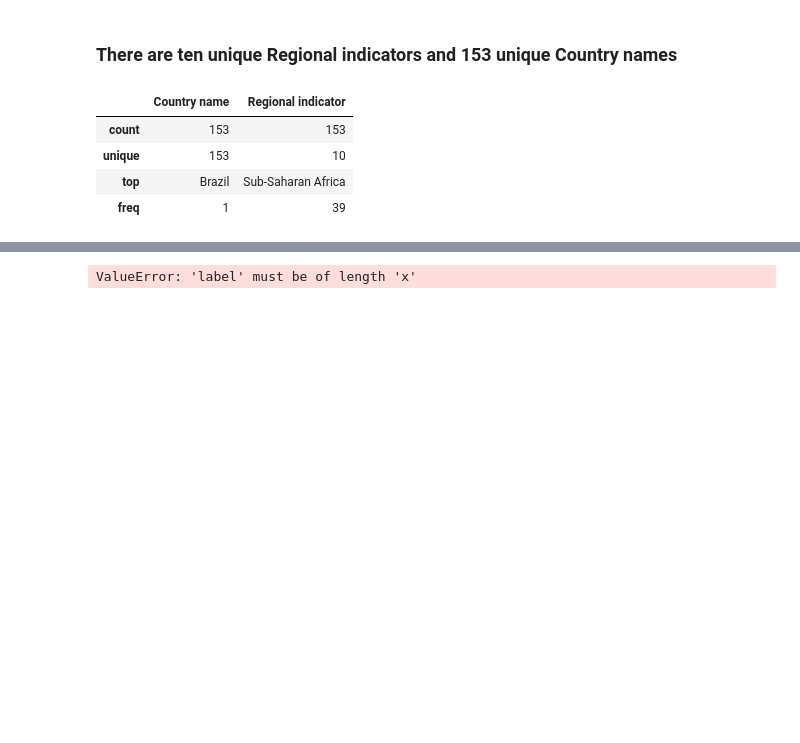
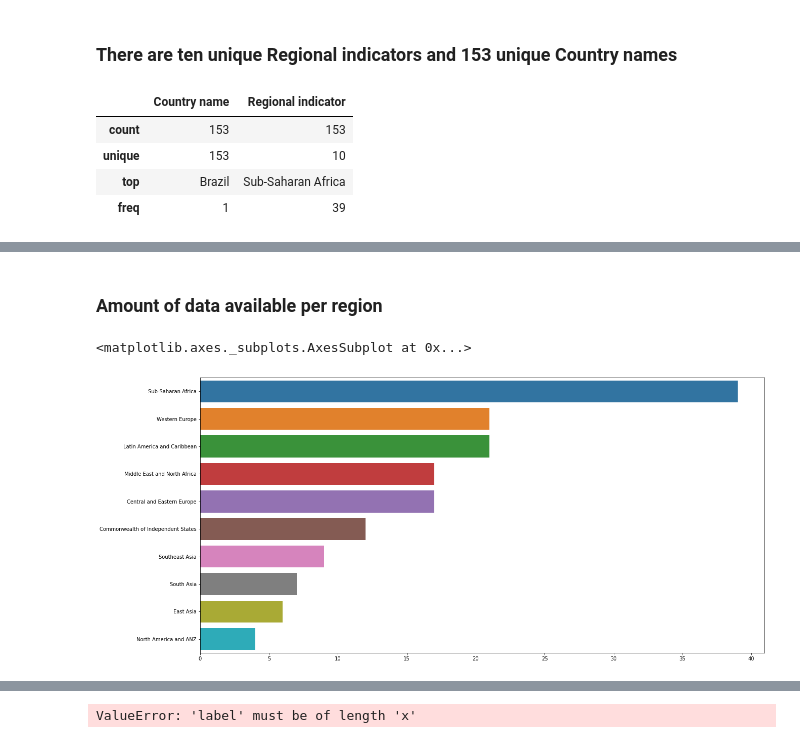
Before and after one commit to MackRoe/WHR2020_DataAnalysis, a Jupyter notebook: World-Happiness-2020.ipynb, the cells around one changed output, grey strips where cells are left out. Drawn from its saved outputs; the diff is of its cells as text; code cells hidden in the pictures; blank space fills up the shorter version.

Commit message:
add bar graph of region value counts

```diff
--- a/World-Happiness-2020.ipynb
+++ b/World-Happiness-2020.ipynb
@@ -114,0 +117,13 @@ df.describe(include='O')
+# %% [markdown]
+### Amount of data available per region
+# %%
+regions = df["Regional indicator"].value_counts()
+regions.sort_values(ascending=False, inplace=True)
+
+
+plt.subplots(figsize=(20,10))
+
+sns.barplot(x=regions.values, y=regions.index, order=regions.index, orient="h")
+# %% [output]
+<matplotlib.axes._subplots.AxesSubplot at 0x...>
+[figure, added]
```
Also changed, not shown: parts of 5 cells of this notebook.
